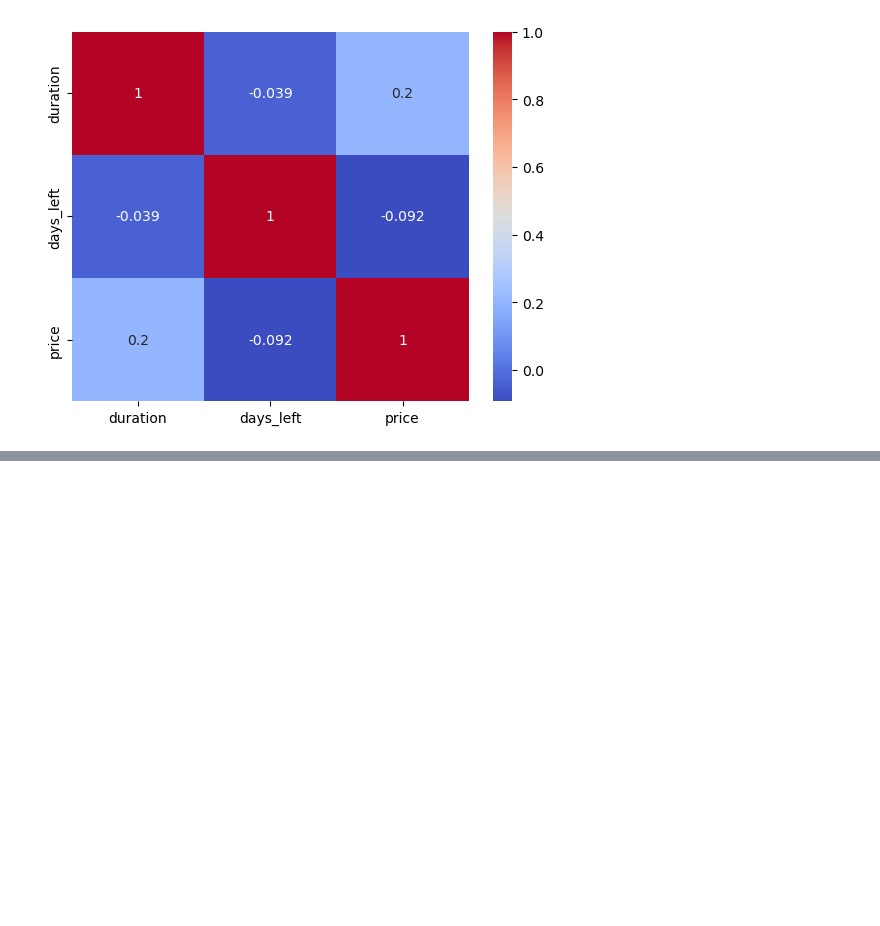
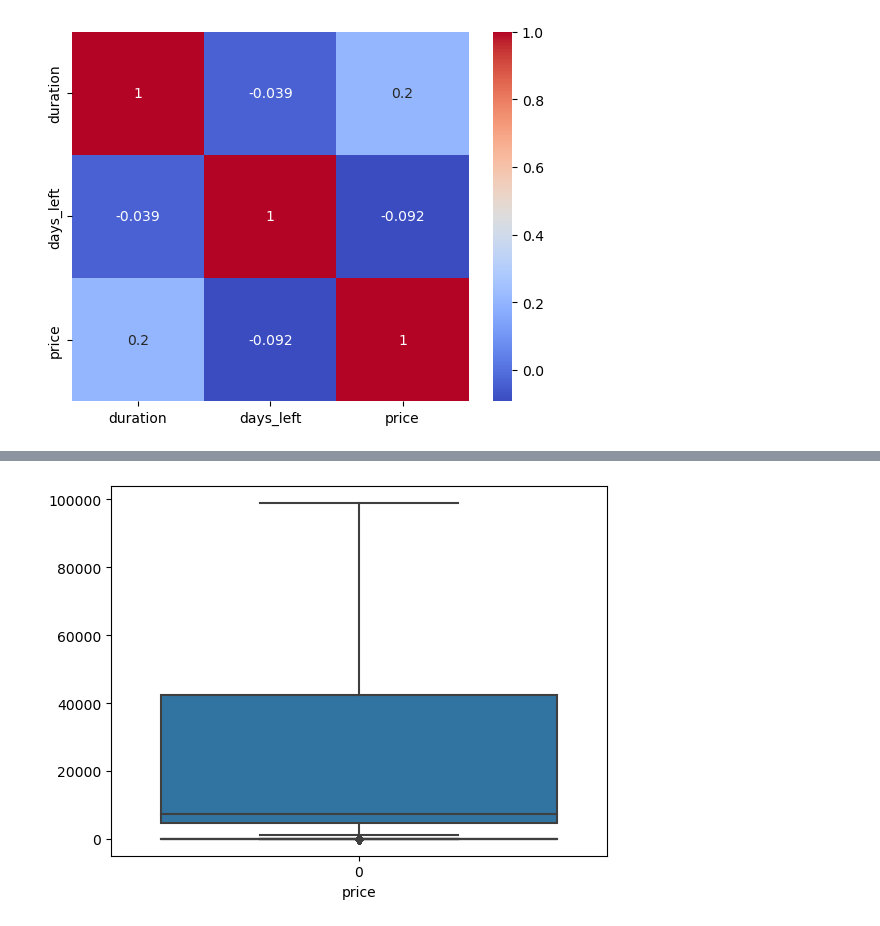
Before and after one commit to greepvishnu/Flight-Booking-Prediction, a Jupyter notebook: Flight Booking Prediction Project.ipynb, the cells around one changed output, grey strips where cells are left out. Saved outputs shown, nothing was run; the diff lists cells and outputs as text; code cells hidden in the pictures; blank space fills up the shorter version.

```diff
--- a/Flight Booking Prediction Project.ipynb
+++ b/Flight Booking Prediction Project.ipynb
@@ -276,0 +293,8 @@ sns.heatmap(flight.corr(numeric_only=True),cmap='coolwarm',annot=True)
+# %%
+Q1=flight['price'].quantile(0.25)
+Q3=flight['price'].quantile(0.75)
+IQR=Q3-Q1
+lower_bound=Q1-(1.5*IQR)
+upper_bound=Q3+(1.5*IQR)
+# %%
+flight=flight[(flight['price']>=lower_bound) & (flight['price']<=upper_bound)]
@@ -276,0 +317,7 @@ sns.heatmap(flight.corr(numeric_only=True),cmap='coolwarm',annot=True)
+# %%
+for col in flight.columns:
+    if flight[col].dtypes!='object':
+        sns.boxplot(flight[col])
+        plt.xlabel(col)
+# %% [output]
+[figure, added]
```
Also changed, not shown: parts of 86 cells of this notebook.
